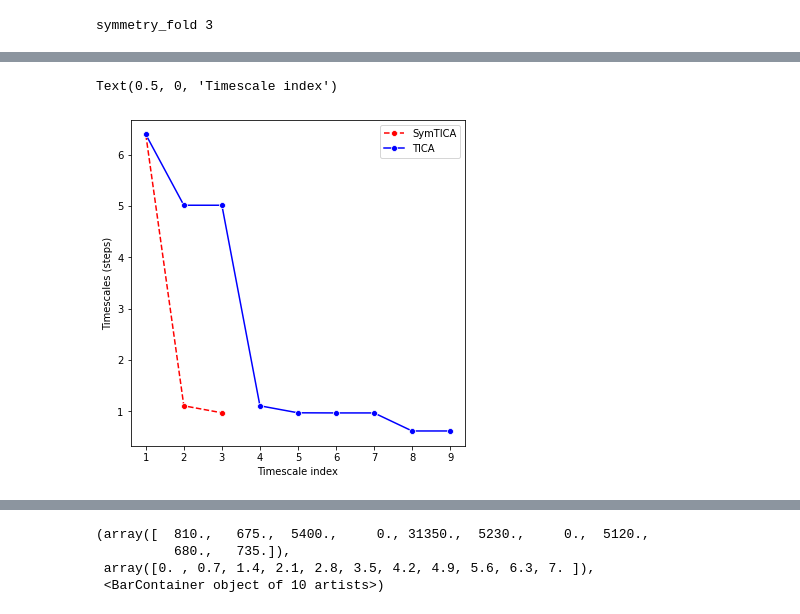
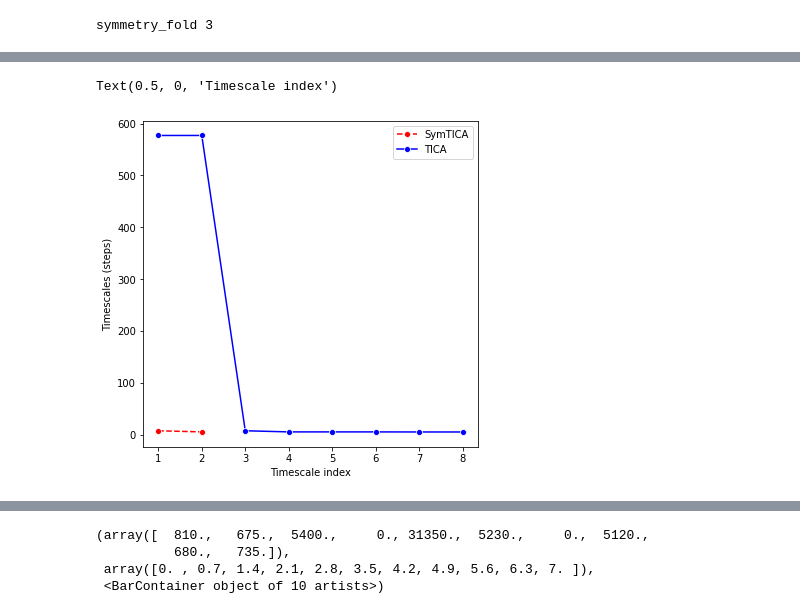
Before and after one commit to yuxuanzhuang/msm_a7_nachrs, a Jupyter notebook: Examples/trimer.ipynb, the cells around one changed output, grey strips where cells are left out. Cells and saved outputs as stored; diff of their text form; code cells hidden in the pictures.

```diff
--- a/Examples/trimer.ipynb
+++ b/Examples/trimer.ipynb
@@ -171,4 +157,4 @@ class Trimer(object):
 # %%
 glic_trimer = Trimer(0)
 # %%
-glic_trimer.run(500)
+glic_trimer.run(50000)
@@ -200,4 +188,4 @@ class MultimerTrajectoriesDataset(TrajectoriesDataset):
 from deeptime.util.data import TrajectoryDataset, TrajectoriesDataset
 
 data = [glic_trimer.trajectory.astype(np.float32)]
-dataset = MultimerTrajectoriesDataset.from_numpy(5, 3, data)
+dataset = MultimerTrajectoriesDataset.from_numpy(5, 3, [np.real(fft(data)[0])])
@@ -358,13 +342,15 @@ Text(0, 0.5, 'TIC 1')
 # %%
 fig, ax = plt.subplots(figsize=(6,6))
 n_timescales=100
-sns.lineplot(np.arange(1, symtica_model_tica.timescales(k=n_timescales).shape[0]+1), symtica_model_tica.timescales(k=n_timescales), marker='o', linestyle='--', color='red', label='SymTICA')
-sns.lineplot(np.arange(1, tica_model_tica.timescales(k=n_timescales).shape[0]+1), tica_model_tica.timescales(k=n_timescales), marker='o', linestyle='-', color='blue', label='TICA')
+sns.lineplot(x=np.arange(1, symtica_model_tica.timescales(k=n_timescales).shape[0]+1),
+             y=symtica_model_tica.timescales(k=n_timescales), marker='o', linestyle='--', color='red', label='SymTICA')
+sns.lineplot(x=np.arange(1, tica_model_tica.timescales(k=n_timescales).shape[0]+1),
+             y=tica_model_tica.timescales(k=n_timescales), marker='o', linestyle='-', color='blue', label='TICA')
 
 ax.set_ylabel('Timescales (steps)')
 ax.set_xlabel('Timescale index')
 # %% [output]
 Text(0.5, 0, 'Timescale index')
-[figure, old version]
+[figure, new version]
 # %%
 data_contat = np.concatenate(data)
```
Also changed, not shown: parts of 30 cells of this notebook, 1 other file.
